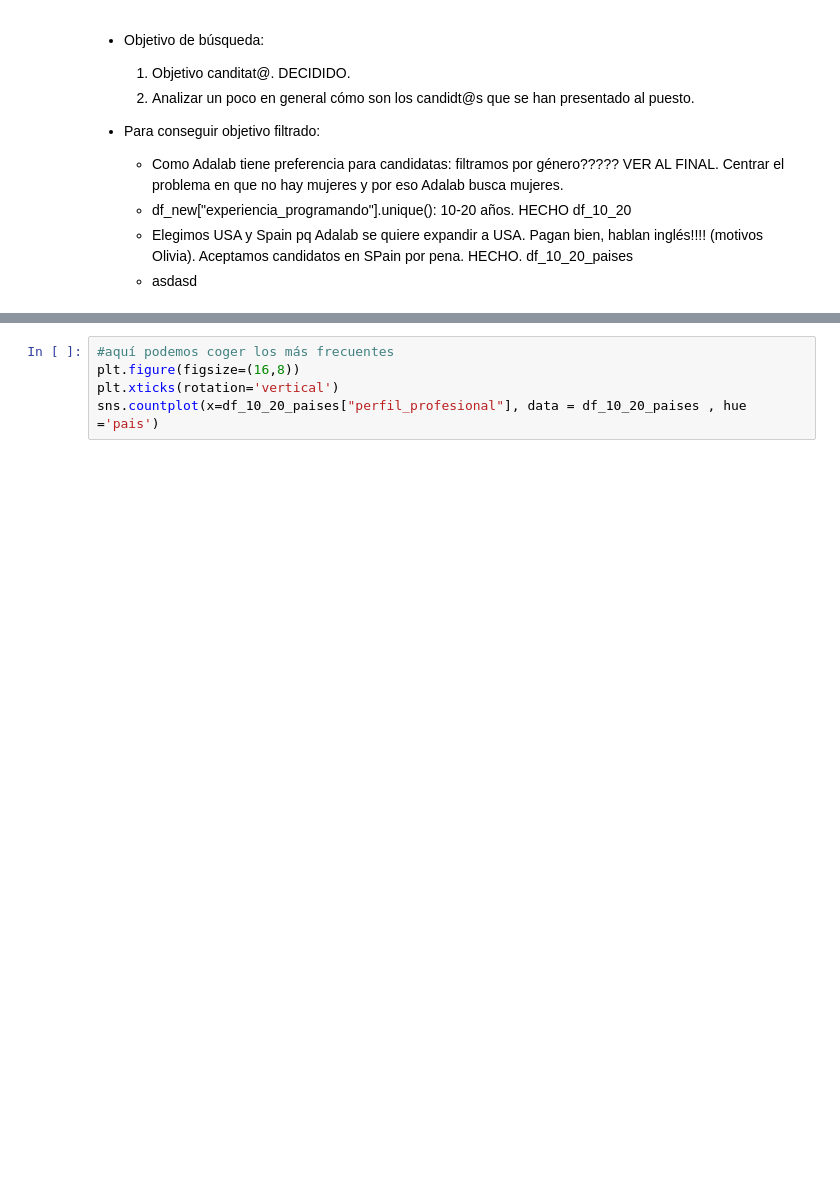
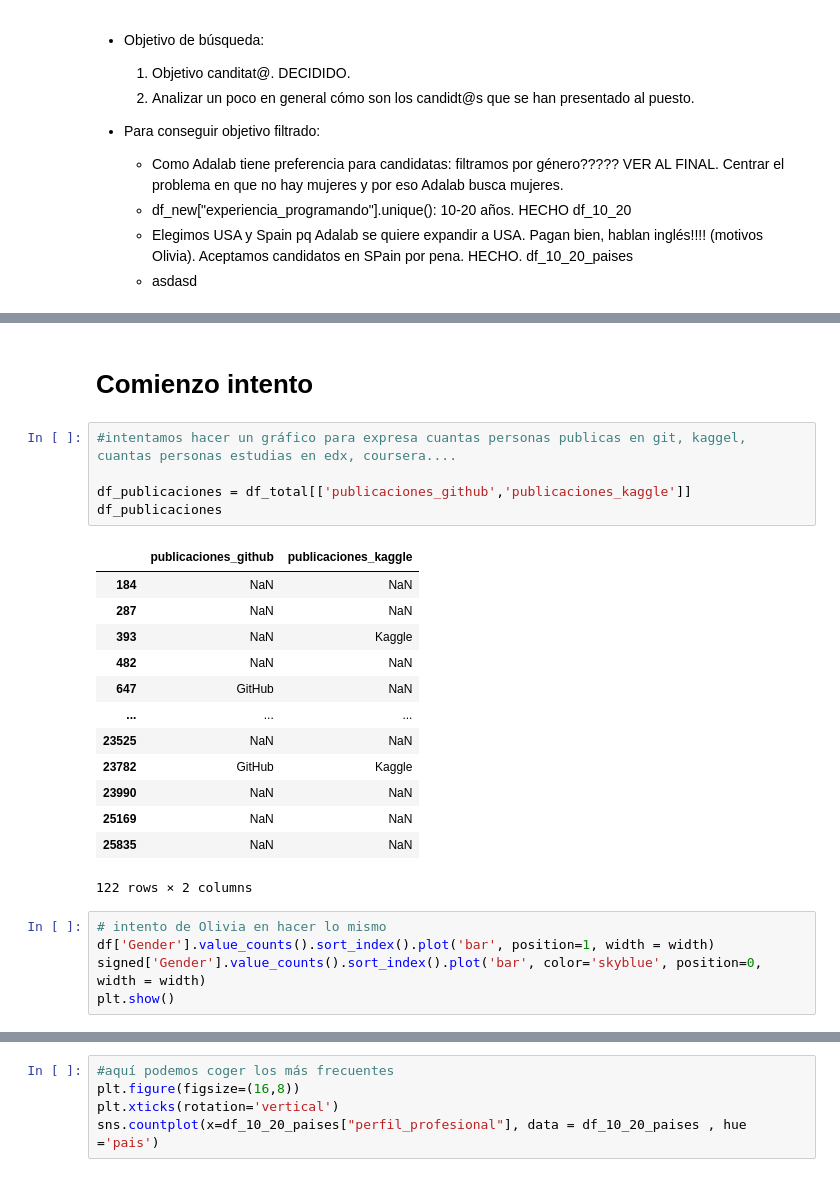
Before and after one commit to Adalab/project-da-promo-A-module-2-team-2, a Jupyter notebook: Proyecto 2- guarrillo copy 2.ipynb, the cells around one changed output, grey strips where cells are left out. Drawn from its saved outputs; the diff is of its cells as text; blank space fills up the shorter version.

```diff
--- a/Proyecto 2- guarrillo copy 2.ipynb
+++ b/Proyecto 2- guarrillo copy 2.ipynb
@@ -1120,0 +771,26 @@ df_10_20_exp
+# %% [markdown]
+# Comienzo intento
+# %%
+#intentamos hacer un gráfico para expresa cuantas personas publicas en git, kaggel, cuantas personas estudias en edx, coursera....
+
+df_publicaciones = df_total[['publicaciones_github','publicaciones_kaggle']]
+df_publicaciones
+# %% [output]
+|  | publicaciones_github | publicaciones_kaggle |
+| 184 | NaN | NaN |
+| 287 | NaN | NaN |
+| 393 | NaN | Kaggle |
+| 482 | NaN | NaN |
+| 647 | GitHub | NaN |
+| ... | ... | ... |
+| 23525 | NaN | NaN |
+| 23782 | GitHub | Kaggle |
+| 23990 | NaN | NaN |
+| 25169 | NaN | NaN |
+| 25835 | NaN | NaN |
+122 rows × 2 columns
+# %%
+# intento de Olivia en hacer lo mismo
+df['Gender'].value_counts().sort_index().plot('bar', position=1, width = width)
+signed['Gender'].value_counts().sort_index().plot('bar', color='skyblue', position=0, width = width)
+plt.show()
```
Also changed, not shown: parts of 94 cells of this notebook.
